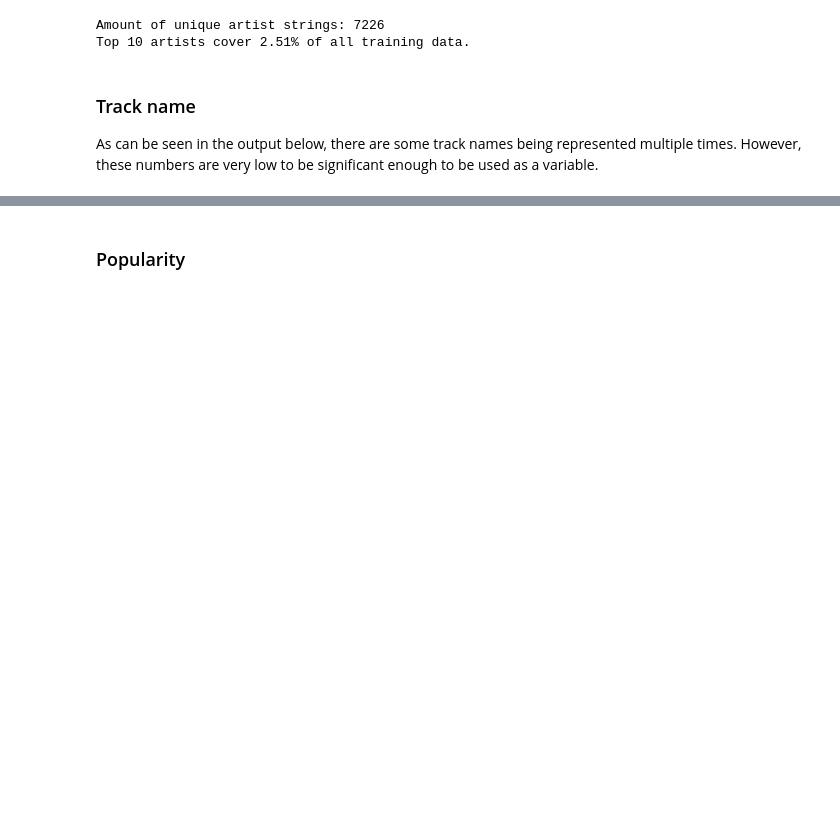
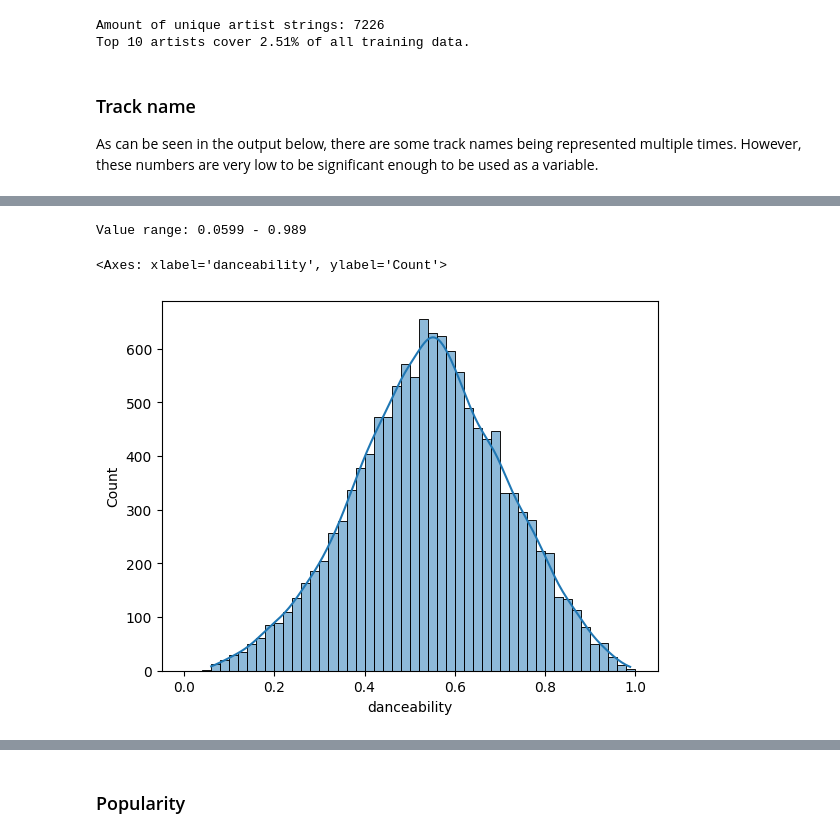
Before and after one commit to vitekzach/4iz565-music-genre-classification, a Jupyter notebook: music_genre_classification.ipynb, the cells around one changed output, grey strips where cells are left out. Cells and saved outputs as stored; diff of their text form; code cells hidden in the pictures; blank space fills up the shorter version.

```diff
--- a/music_genre_classification.ipynb
+++ b/music_genre_classification.ipynb
@@ -166,0 +210,10 @@ Name: Track Name, Length: 11065, dtype: int64
+# %%
+column_name = "danceability"
+
+print(f"Value range: {min(train[column_name])} - {max(train[column_name])}")
+
+sns.histplot(train[column_name], kde=True, bins=50, binrange=(0,1))
+# %% [output]
+Value range: 0.0599 - 0.989
+<Axes: xlabel='danceability', ylabel='Count'>
+[figure, added]
```
Also changed, not shown: parts of 30 cells of this notebook.
